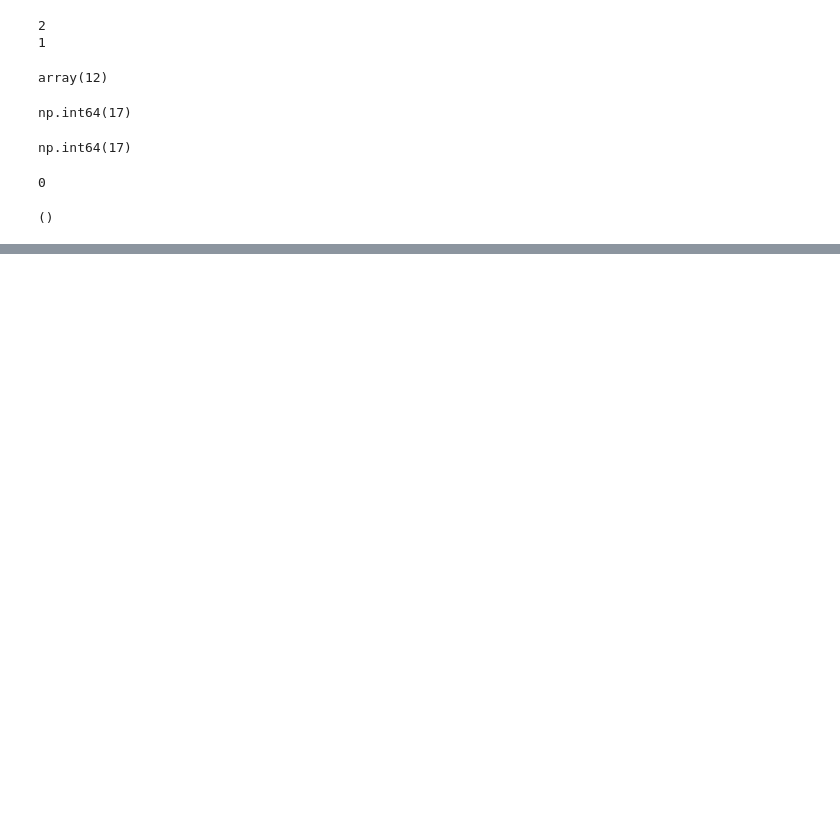
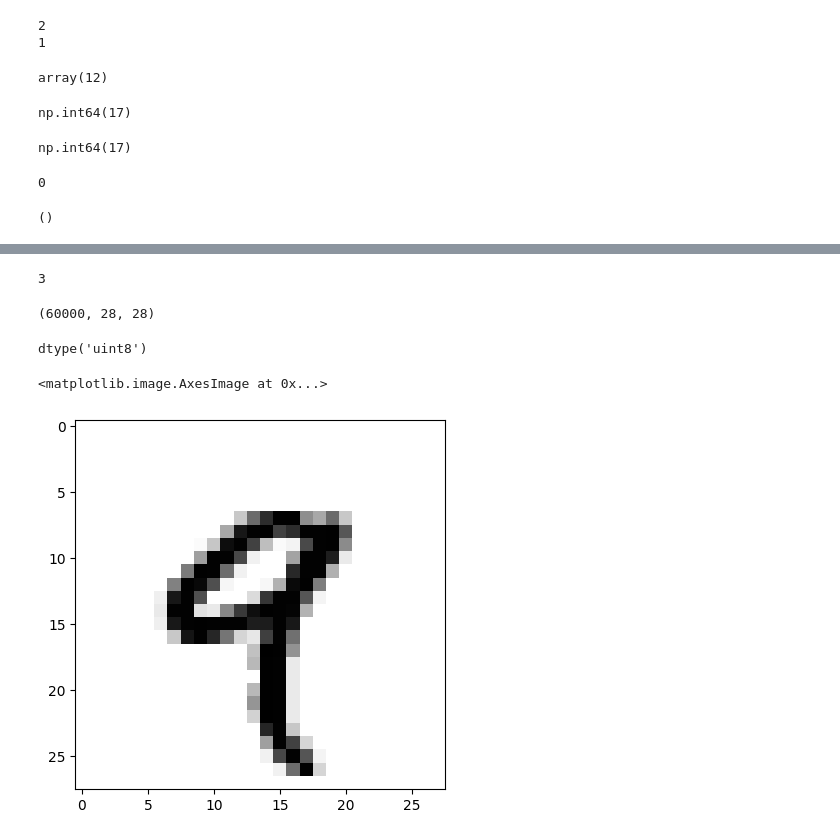
Before and after one commit to abhixshek/chollet-deep-learning, a Jupyter notebook: chollet_ch2.ipynb, the cells around one changed output, grey strips where cells are left out. Saved outputs shown, nothing was run; the diff lists cells and outputs as text; code cells hidden in the pictures; blank space fills up the shorter version.

```diff
--- a/chollet_ch2.ipynb
+++ b/chollet_ch2.ipynb
@@ -184,0 +267,17 @@ b.shape # empty tuple
+# %%
+from tensorflow.keras.datasets import mnist
+
+(train_images, train_labels), (test_images, test_labels) = mnist.load_data()
+# %%
+train_images.ndim
+# %% [output]
+3
+# %%
+train_images.shape
+# so we have an array of 60000 matrices of 28x28 integers
+# %% [output]
+(60000, 28, 28)
+# %%
+train_images.dtype
+# %% [output]
+dtype('uint8')
@@ -184,0 +286,7 @@ b.shape # empty tuple
+# %%
+digit = train_images[4]
+# %%
+plt.imshow(digit, cmap="binary")
+# %% [output]
+<matplotlib.image.AxesImage at 0x...>
+[figure, added]
```
Also changed, not shown: parts of 44 cells of this notebook.
